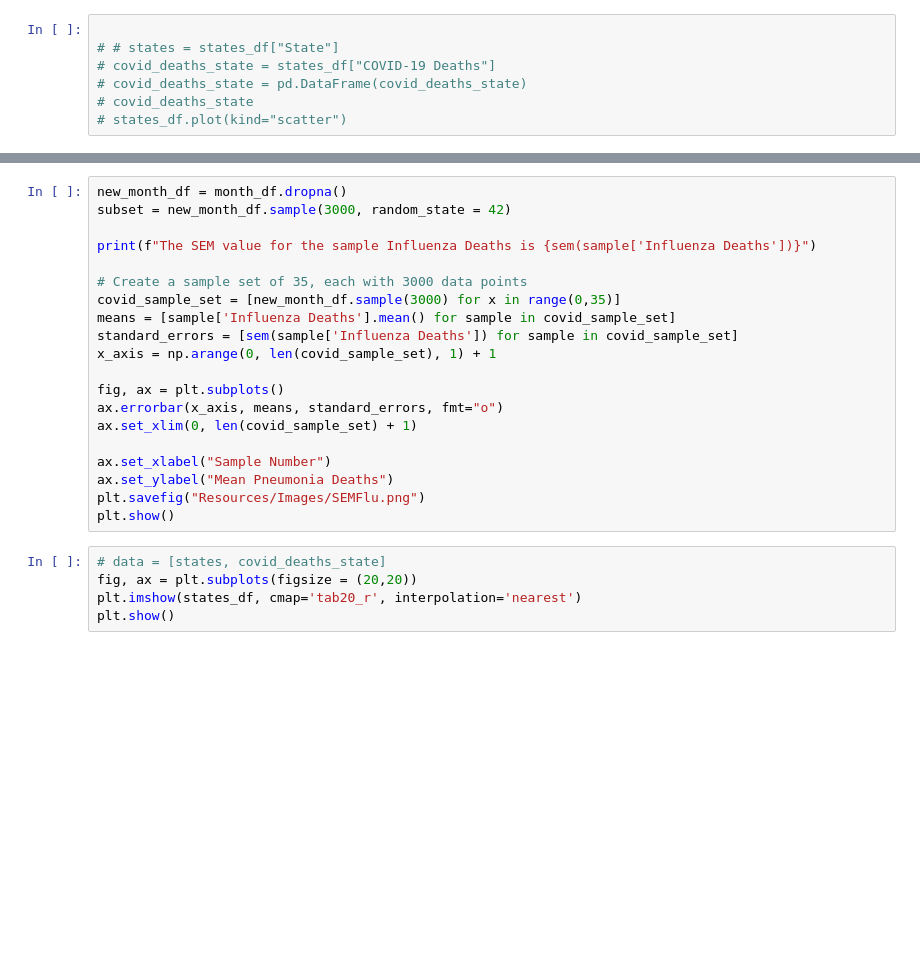
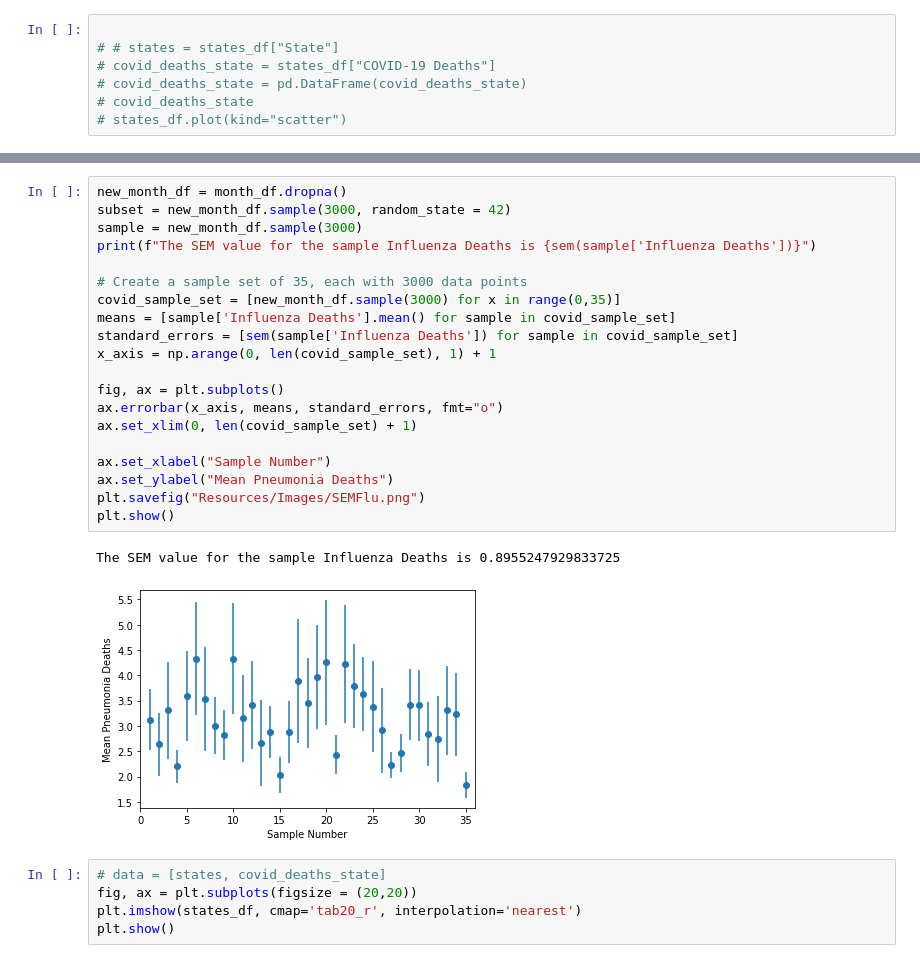
Before and after one commit to valputla/InfectionDataAnalysis, a Jupyter notebook: Lindsey.ipynb, the cells around one changed output, grey strips where cells are left out. Saved outputs shown, nothing was run; the diff lists cells and outputs as text; blank space fills up the shorter version.

```diff
--- a/Lindsey.ipynb
+++ b/Lindsey.ipynb
@@ -246,23 +376,26 @@ plt.show()
 # %%
 new_month_df = month_df.dropna()
 subset = new_month_df.sample(3000, random_state = 42)
-
+sample = new_month_df.sample(3000)
 print(f"The SEM value for the sample Influenza Deaths is {sem(sample['Influenza Deaths'])}")
 
 # Create a sample set of 35, each with 3000 data points
 covid_sample_set = [new_month_df.sample(3000) for x in range(0,35)]
 means = [sample['Influenza Deaths'].mean() for sample in covid_sample_set]
 standard_errors = [sem(sample['Influenza Deaths']) for sample in covid_sample_set]
 x_axis = np.arange(0, len(covid_sample_set), 1) + 1
 
 fig, ax = plt.subplots()
 ax.errorbar(x_axis, means, standard_errors, fmt="o")
 ax.set_xlim(0, len(covid_sample_set) + 1)
 
 ax.set_xlabel("Sample Number")
 ax.set_ylabel("Mean Pneumonia Deaths")
 plt.savefig("Resources/Images/SEMFlu.png")
 plt.show()
+# %% [output]
+The SEM value for the sample Influenza Deaths is 0.8955247929833725
+[figure, added]
 # %%
 # data = [states, covid_deaths_state]
 fig, ax = plt.subplots(figsize = (20,20))
```
Also changed, not shown: parts of 23 cells of this notebook, 2 other files.
